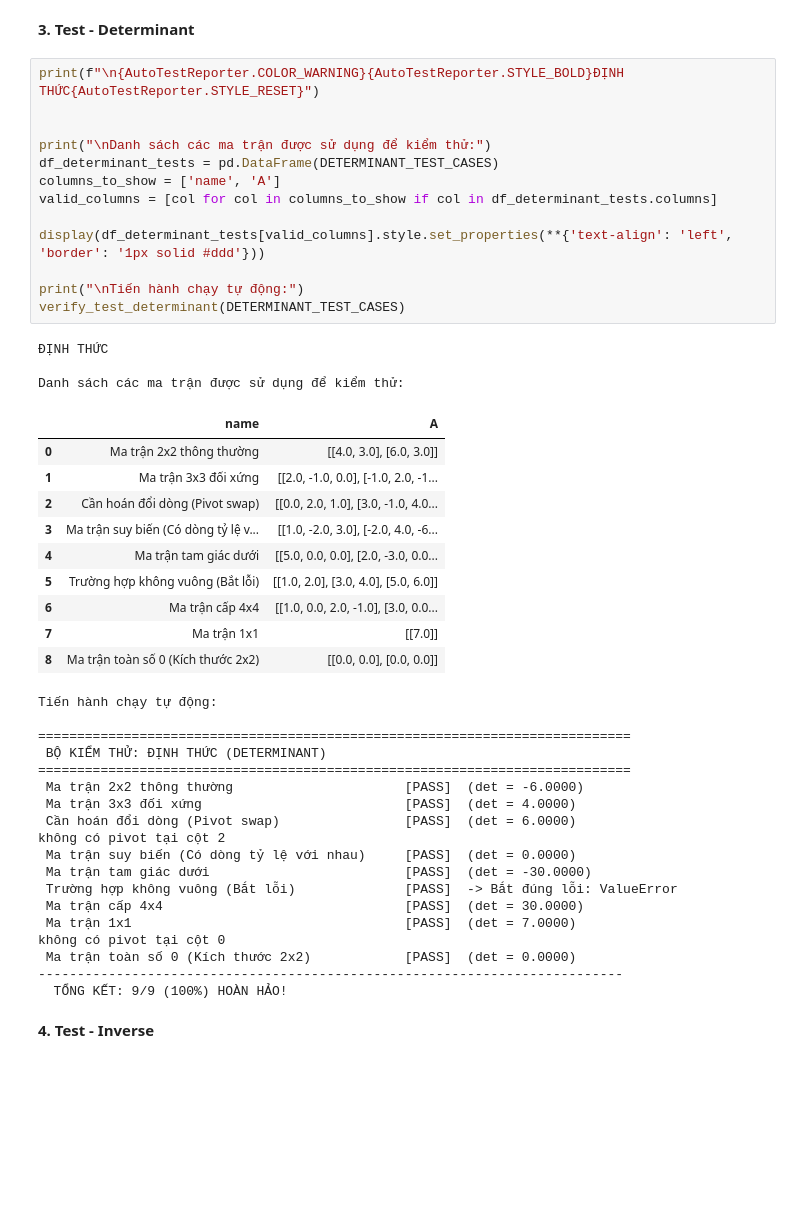
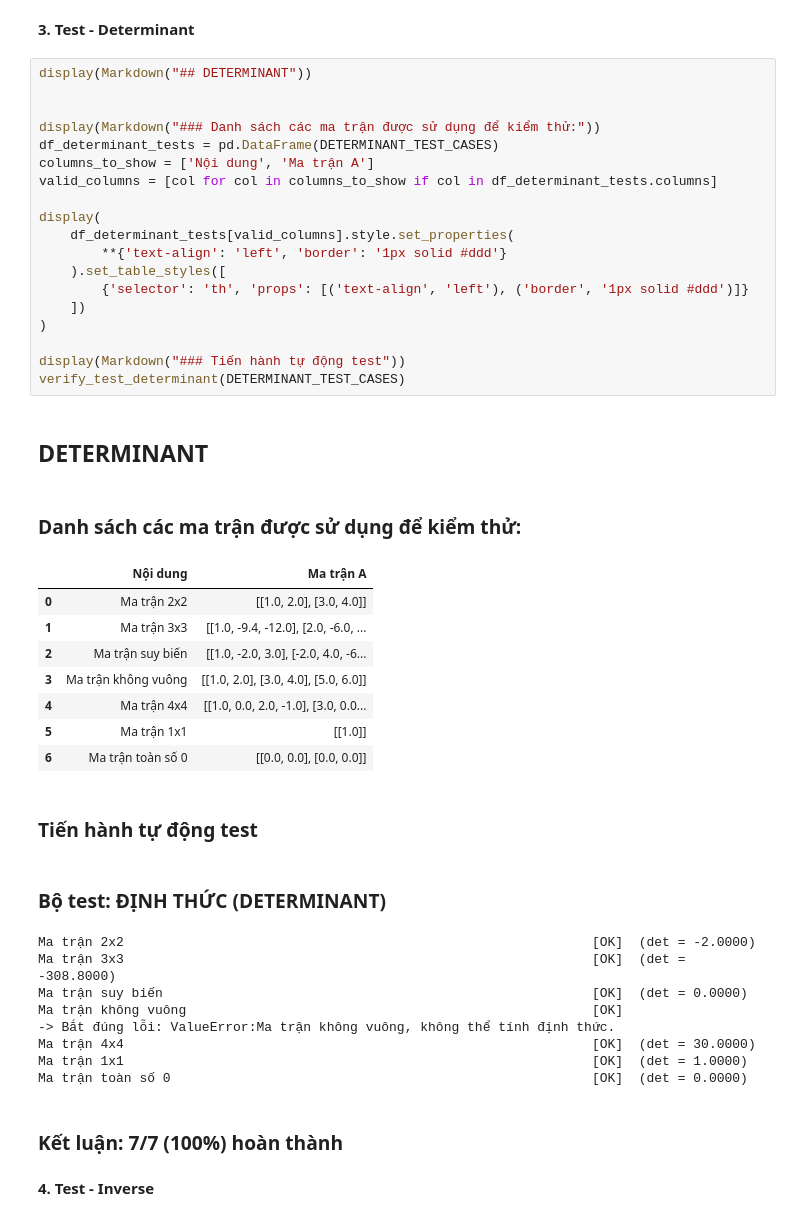
Before and after one commit to ImSoul0511/TUDTK_Project_1_Group_14_24CTT2, a Jupyter notebook: part1/part1_demo.ipynb, the cells around one changed output. Saved outputs shown, nothing was run; the diff lists cells and outputs as text; blank space fills up the shorter version.

```diff
--- a/part1/part1_demo.ipynb
+++ b/part1/part1_demo.ipynb
@@ -384,50 +355,46 @@ Không có pivot tại cột 1
 # %% [markdown]
 **3. Test - Determinant**
 # %%
-print(f"\n{AutoTestReporter.COLOR_WARNING}{AutoTestReporter.STYLE_BOLD}ĐỊNH THỨC{AutoTestReporter.STYLE_RESET}")
+display(Markdown("## DETERMINANT"))
 
 
-print("\nDanh sách các ma trận được sử dụng để kiểm thử:")
+display(Markdown("### Danh sách các ma trận được sử dụng để kiểm thử:"))
 df_determinant_tests = pd.DataFrame(DETERMINANT_TEST_CASES)
-columns_to_show = ['name', 'A']
+columns_to_show = ['Nội dung', 'Ma trận A']
 valid_columns = [col for col in columns_to_show if col in df_determinant_tests.columns]
 
-display(df_determinant_tests[valid_columns].style.set_properties(**{'text-align': 'left', 'border': '1px solid #ddd'}))
+display(
+    df_determinant_tests[valid_columns].style.set_properties(
+        **{'text-align': 'left', 'border': '1px solid #ddd'}
+    ).set_table_styles([
+        {'selector': 'th', 'props': [('text-align', 'left'), ('border', '1px solid #ddd')]}
+    ])
+)
 
-print("\nTiến hành chạy tự động:")
+display(Markdown("### Tiến hành tự động test"))
 verify_test_determinant(DETERMINANT_TEST_CASES)
 # %% [output]
+## DETERMINANT
+### Danh sách các ma trận được sử dụng để kiểm thử:
+|  | Nội dung | Ma trận A |
+| 0 | Ma trận 2x2 | [[1.0, 2.0], [3.0, 4.0]] |
+| 1 | Ma trận 3x3 | [[1.0, -9.4, -12.0], [2.0, -6.0, ... |
+| 2 | Ma trận suy biến | [[1.0, -2.0, 3.0], [-2.0, 4.0, -6... |
+| 3 | Ma trận không vuông | [[1.0, 2.0], [3.0, 4.0], [5.0, 6.0]] |
+| 4 | Ma trận 4x4 | [[1.0, 0.0, 2.0, -1.0], [3.0, 0.0... |
+| 5 | Ma trận 1x1 | [[1.0]] |
+| 6 | Ma trận toàn số 0 | [[0.0, 0.0], [0.0, 0.0]] |
+### Tiến hành tự động test
+### Bộ test: ĐỊNH THỨC (DETERMINANT)
-ĐỊNH THỨC
-
-Danh sách các ma trận được sử dụng để kiểm thử:
+Ma trận 2x2                                                            [OK]  (det = -2.0000)
+Ma trận 3x3                                                            [OK]  (det = -308.8000)
+Ma trận suy biến                                                       [OK]  (det = 0.0000)
+Ma trận không vuông                                                    [OK]
+-> Bắt đúng lỗi: ValueError:Ma trận không vuông, không thể tính định thức.
+Ma trận 4x4                                                            [OK]  (det = 30.0000)
+Ma trận 1x1                                                            [OK]  (det = 1.0000)
+Ma trận toàn số 0                                                      [OK]  (det = 0.0000)
-|  | name | A |
-| 0 | Ma trận 2x2 thông thường | [[4.0, 3.0], [6.0, 3.0]] |
-| 1 | Ma trận 3x3 đối xứng | [[2.0, -1.0, 0.0], [-1.0, 2.0, -1... |
-| 2 | Cần hoán đổi dòng (Pivot swap) | [[0.0, 2.0, 1.0], [3.0, -1.0, 4.0... |
-| 3 | Ma trận suy biến (Có dòng tỷ lệ v... | [[1.0, -2.0, 3.0], [-2.0, 4.0, -6... |
-| 4 | Ma trận tam giác dưới | [[5.0, 0.0, 0.0], [2.0, -3.0, 0.0... |
-| 5 | Trường hợp không vuông (Bắt lỗi) | [[1.0, 2.0], [3.0, 4.0], [5.0, 6.0]] |
-| 6 | Ma trận cấp 4x4 | [[1.0, 0.0, 2.0, -1.0], [3.0, 0.0... |
-| 7 | Ma trận 1x1 | [[7.0]] |
-| 8 | Ma trận toàn số 0 (Kích thước 2x2) | [[0.0, 0.0], [0.0, 0.0]] |
-Tiến hành chạy tự động:
-
-============================================================================
- BỘ KIỂM THỬ: ĐỊNH THỨC (DETERMINANT)
-============================================================================
- Ma trận 2x2 thông thường                      [PASS]  (det = -6.0000)
- Ma trận 3x3 đối xứng                          [PASS]  (det = 4.0000)
- Cần hoán đổi dòng (Pivot swap)                [PASS]  (det = 6.0000)
-không có pivot tại cột 2
- Ma trận suy biến (Có dòng tỷ lệ với nhau)     [PASS]  (det = 0.0000)
- Ma trận tam giác dưới                         [PASS]  (det = -30.0000)
- Trường hợp không vuông (Bắt lỗi)              [PASS]  -> Bắt đúng lỗi: ValueError
- Ma trận cấp 4x4                               [PASS]  (det = 30.0000)
- Ma trận 1x1                                   [PASS]  (det = 7.0000)
-không có pivot tại cột 0
- Ma trận toàn số 0 (Kích thước 2x2)            [PASS]  (det = 0.0000)
----------------------------------------------------------------------------
-  TỔNG KẾT: 9/9 (100%) HOÀN HẢO!
+### Kết luận: 7/7 (100%) hoàn thành
 # %% [markdown]
 **4. Test - Inverse**
 # %%
```
Also changed, not shown: parts of 10 cells of this notebook, 8 other files.
